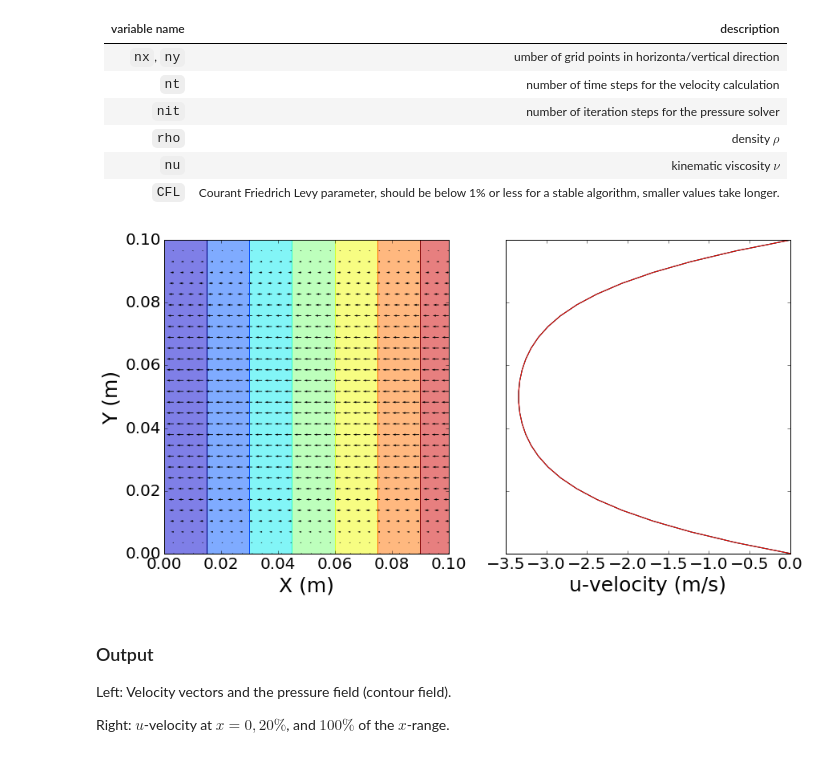
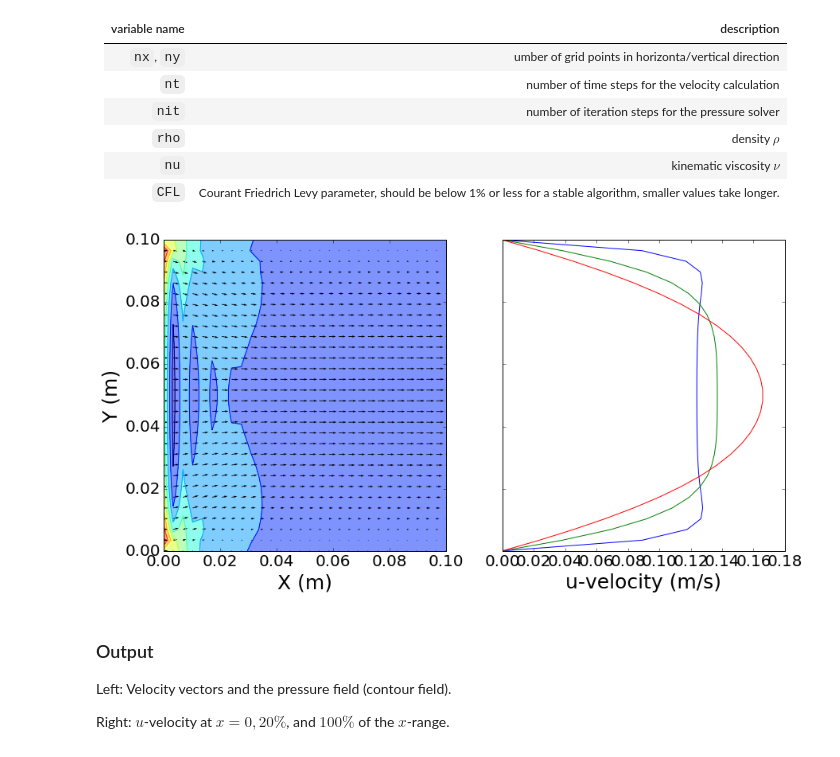
Before and after one commit to cdohl/ph3501, a Jupyter notebook: notebooks/13a_Navier Stokes example.ipynb, the cells around one changed output. Drawn from its saved outputs; the diff is of its cells as text; code cells hidden in the pictures.

```diff
--- a/notebooks/13a_Navier Stokes example.ipynb
+++ b/notebooks/13a_Navier Stokes example.ipynb
@@ -228,38 +228,38 @@ x = np.linspace(0, xlen, nx)
 y = np.linspace(0, ylen, ny)
 X,Y = np.meshgrid(x, y)
 
-case='tubep'    #choose case, either 'tubep', 'tubev', or 'lid'
+case='tubev'    #choose case, either 'tubep', 'tubev', or 'lid'
 Pleft=10.      #pressure left for tube case [Pa]
 Pright=100000.      #pressure right for tube case [Pa]
 Uwall=0.1      #velocity of the wall for the lid-case or the inlet velocity of tubev
 rho = 1000     #density of the liquid [kg/m^3]
 nu = 0.1       #kinematic viscosity [m^2/s]
 CFL = 0.0001    #CFL number sufficientl small to be stable
 
 dt = CFL * dx / Uwall
 
 u = np.zeros((ny, nx)) #velocity field arrays
 v = np.zeros((ny, nx))
 p = np.zeros((ny, nx)) #pressure field arrays
 b = np.zeros((ny, nx)) #this is needed for the Poisson solver
 
 #solve the Equations (1-3)
 u, v, p = NSFlow(nt, u, v, dt, dx, dy, p, rho, nu)
 
 #plot the results
 f, (ax1, ax2) = plt.subplots(1,2, sharey=True,figsize=(14,7),dpi=100);
 ax1.contourf(X, Y, p, alpha=0.5)
 ax1.contour(X, Y, p)
 ax1.quiver(X, Y, u, v)
 ax1.set_xlabel('X (m)',size=25);ax1.set_ylabel('Y (m)', size=25);
 ax1.tick_params(labelsize=20)
 ax1.set_xlim([0.,x[-1]])
 ax1.set_ylim([0.,y[-1]])
 ax2.plot(u[:,[1,int(nx*.2),nx-1]],y)
 ax2.set_xlabel(r'u-velocity (m/s)',size=25)
 ax2.tick_params(labelsize=20);
 # %% [output]
-[figure, old version]
+[figure, new version]
 # %% [markdown]
 ### Output
 
```
Also changed, not shown: 24 other files.
